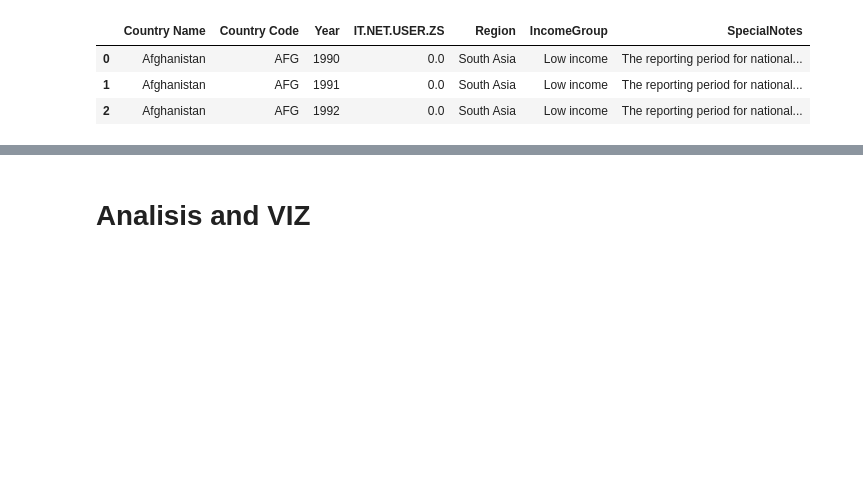
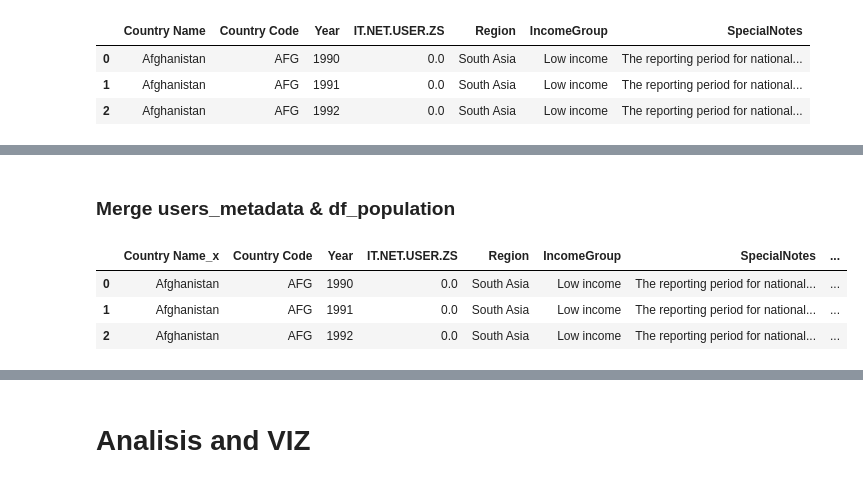
Before and after one commit to celeste-daleo/global-internet-accessibility, a Jupyter notebook: exploration_internet.ipynb, the cells around one changed output, grey strips where cells are left out. Drawn from its saved outputs; the diff is of its cells as text; code cells hidden in the pictures; blank space fills up the shorter version.

```diff
--- a/exploration_internet.ipynb
+++ b/exploration_internet.ipynb
@@ -39,0 +43,11 @@ df_metadata_indicator = df_metadata_indicator_raw.copy()
+# %%
+# Drop unnecessary columns
+drop_columns_population = ['Indicator Name', 'Indicator Code', 'Unnamed: 66']
+df_population.drop(columns = drop_columns_population, inplace = True)
+# %%
+# Wide to long
+# Get years columns
+years = df_population.columns[2:]
+
+# Use melt to unpivot the DataFrame
+df_population = df_population.melt(id_vars=['Country Name', 'Country Code'], value_vars=years, var_name='Year', value_name='SP.POP.TOTL')
@@ -172,0 +242,10 @@ df_users = pd.read_csv('users_metadata.csv')
+# %% [markdown]
+### Merge  users_metadata & df_population
+# %%
+# Merge users and metadata
+users_population = users_metadata.merge(df_population, how='left', on=['Country Code', 'Year'])
+# %% [output]
+|  | Country Name_x | Country Code | Year | IT.NET.USER.ZS | Region | IncomeGroup | SpecialNotes | ... |
+| 0 | Afghanistan | AFG | 1990 | 0.0 | South Asia | Low income | The reporting period for national... | ... |
+| 1 | Afghanistan | AFG | 1991 | 0.0 | South Asia | Low income | The reporting period for national... | ... |
+| 2 | Afghanistan | AFG | 1992 | 0.0 | South Asia | Low income | The reporting period for national... | ... |
```
Also changed, not shown: parts of 17 cells of this notebook, 1 other file.
